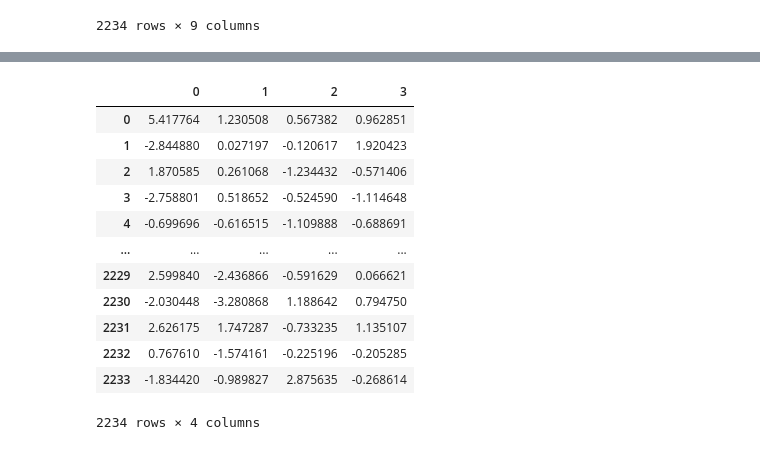
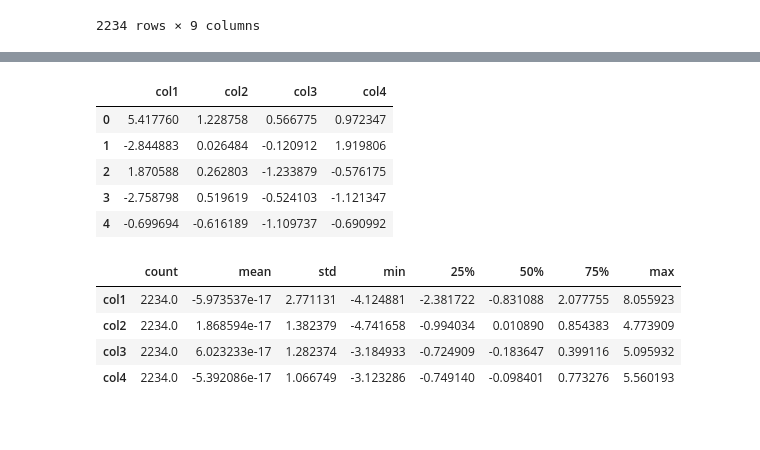
Before and after one commit to KittuPatel/CustomerPersonalityAnalysis, a Jupyter notebook: CustomerPersonalityAnalysis.ipynb, the cells around one changed output, grey strips where cells are left out. Saved outputs shown, nothing was run; the diff lists cells and outputs as text; code cells hidden in the pictures; blank space fills up the shorter version.

Commit message:
k-means changes and dataset added

```diff
--- a/CustomerPersonalityAnalysis.ipynb
+++ b/CustomerPersonalityAnalysis.ipynb
@@ -439,26 +440,27 @@ plot.show()
 # %%
-# from the above graph taking 4 components
+# from the above graph taking 3 components
 pca = PCA(n_components=4)
 
 #transform
 cpa_pca_transformed = pca.fit_transform(cpa_copy)
 
 #gconverting to dataframe
-cpa_pca= pd.DataFrame(data =  cpa_pca_transformed)
+cpa_pca= pd.DataFrame(data =  cpa_pca_transformed, columns=(["col1","col2", "col3", "col4"]))
 
 # print the component data
-cpa_pca
+cpa_pca.head(5)
 # %% [output]
-|  | 0 | 1 | 2 | 3 |
-| 0 | 5.417764 | 1.230508 | 0.567382 | 0.962851 |
-| 1 | -2.844880 | 0.027197 | -0.120617 | 1.920423 |
-| 2 | 1.870585 | 0.261068 | -1.234432 | -0.571406 |
-| 3 | -2.758801 | 0.518652 | -0.524590 | -1.114648 |
-| 4 | -0.699696 | -0.616515 | -1.109888 | -0.688691 |
-| ... | ... | ... | ... | ... |
-| 2229 | 2.599840 | -2.436866 | -0.591629 | 0.066621 |
-| 2230 | -2.030448 | -3.280868 | 1.188642 | 0.794750 |
-| 2231 | 2.626175 | 1.747287 | -0.733235 | 1.135107 |
-| 2232 | 0.767610 | -1.574161 | -0.225196 | -0.205285 |
-| 2233 | -1.834420 | -0.989827 | 2.875635 | -0.268614 |
+|  | col1 | col2 | col3 | col4 |
+| 0 | 5.417760 | 1.228758 | 0.566775 | 0.972347 |
+| 1 | -2.844883 | 0.026484 | -0.120912 | 1.919806 |
+| 2 | 1.870588 | 0.262803 | -1.233879 | -0.576175 |
+| 3 | -2.758798 | 0.519619 | -0.524103 | -1.121347 |
+| 4 | -0.699694 | -0.616189 | -1.109737 | -0.690992 |
-2234 rows × 4 columns
+# %%
+cpa_pca.describe().T
+# %% [output]
+|  | count | mean | std | min | 25% | 50% | 75% | max |
+| col1 | 2234.0 | -5.973537e-17 | 2.771131 | -4.124881 | -2.381722 | -0.831088 | 2.077755 | 8.055923 |
+| col2 | 2234.0 | 1.868594e-17 | 1.382379 | -4.741658 | -0.994034 | 0.010890 | 0.854383 | 4.773909 |
+| col3 | 2234.0 | 6.023233e-17 | 1.282374 | -3.184933 | -0.724909 | -0.183647 | 0.399116 | 5.095932 |
+| col4 | 2234.0 | -5.392086e-17 | 1.066749 | -3.123286 | -0.749140 | -0.098401 | 0.773276 | 5.560193 |
```
Also changed, not shown: parts of 9 cells of this notebook, 1 other file.
